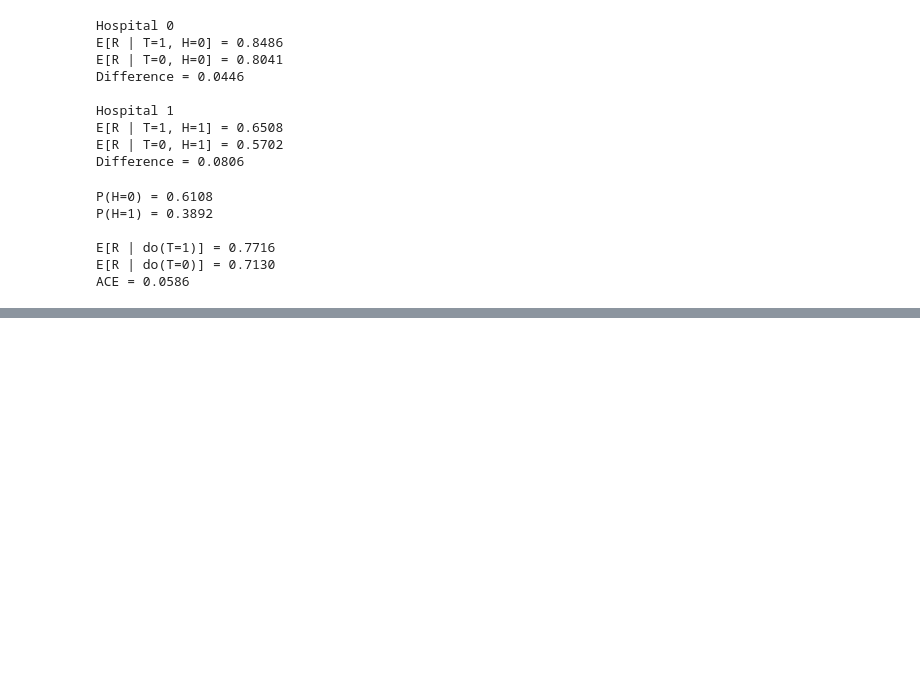
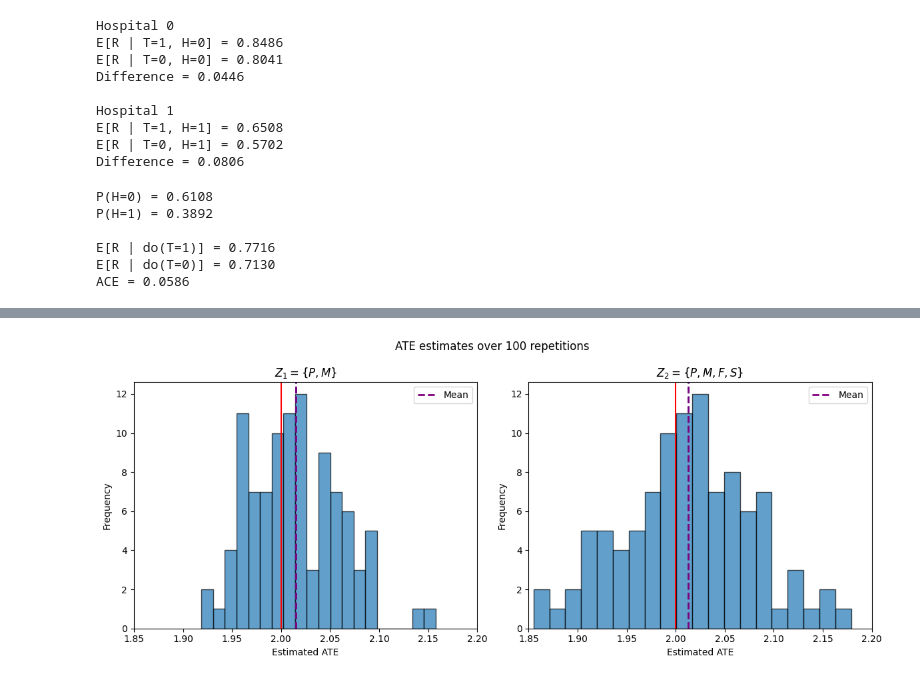
Before and after one commit to G-k1000/MGT_416, a Jupyter notebook: HW2_MGT_416..ipynb, the cells around one changed output, grey strips where cells are left out. Saved outputs shown, nothing was run; the diff lists cells and outputs as text; code cells hidden in the pictures; blank space fills up the shorter version.

```diff
--- a/HW2_MGT_416..ipynb
+++ b/HW2_MGT_416..ipynb
@@ -86,0 +214,13 @@ ACE = 0.0586
+# %%
+# 5. Run and summarize
+
+ate_z1, ate_z2 = run_simulation(n_rep=100, n=150, width=0.1, base_seed=123)
+
+print("Z1 = {P, M}")
+print(f"Mean ATE estimate: {np.nanmean(ate_z1):.4f}")
+print(f"Std  ATE estimate: {np.nanstd(ate_z1, ddof=1):.4f}")
+print()
+
+print("Z2 = {P, M, F, S}")
+print(f"Mean ATE estimate: {np.nanmean(ate_z2):.4f}")
+print(f"Std  ATE estimate: {np.nanstd(ate_z2, ddof=1):.4f}")
@@ -86,0 +235,36 @@ ACE = 0.0586
+# %%
+# 6. Plot on the same figure
+
+fig, axes = plt.subplots(1, 2, figsize=(12, 5))
+
+# ---- Z1 ----
+axes[0].hist(ate_z1, bins=20, alpha=0.7, edgecolor="black")
+axes[0].axvline(np.nanmean(ate_z1), linestyle="--", linewidth=2)
+axes[0].set_title(r"$Z_1=\{P,M\}$")
+axes[0].set_xlabel("Estimated ATE")
+axes[0].set_ylabel("Frequency")
+
+# ---- Z2 ----
+axes[1].hist(ate_z2, bins=20, alpha=0.7, edgecolor="black")
+axes[1].axvline(np.nanmean(ate_z2), linestyle="--", linewidth=2)
+axes[1].set_title(r"$Z_2=\{P,M,F,S\}$")
+axes[1].set_xlabel("Estimated ATE")
+axes[1].set_ylabel("Frequency")
+
+axes[0].set_xlim(1.85, 2.2)
+axes[1].set_xlim(1.85, 2.2)
+
+axes[0].axvline(np.nanmean(ate_z1), color = "purple", linestyle="--", linewidth=2, label="Mean")
+axes[0].legend()
+
+axes[1].axvline(np.nanmean(ate_z2), color = "purple", linestyle="--", linewidth=2, label="Mean")
+axes[1].legend()
+
+axes[0].axvline(2, color="red", linestyle="-", label="True ATE")
+axes[1].axvline(2, color="red", linestyle="-", label="True ATE")
+
+plt.suptitle("ATE estimates over 100 repetitions")
+plt.tight_layout()
+plt.show()
+# %% [output]
+[figure, added]
```
Also changed, not shown: parts of 9 cells of this notebook.
